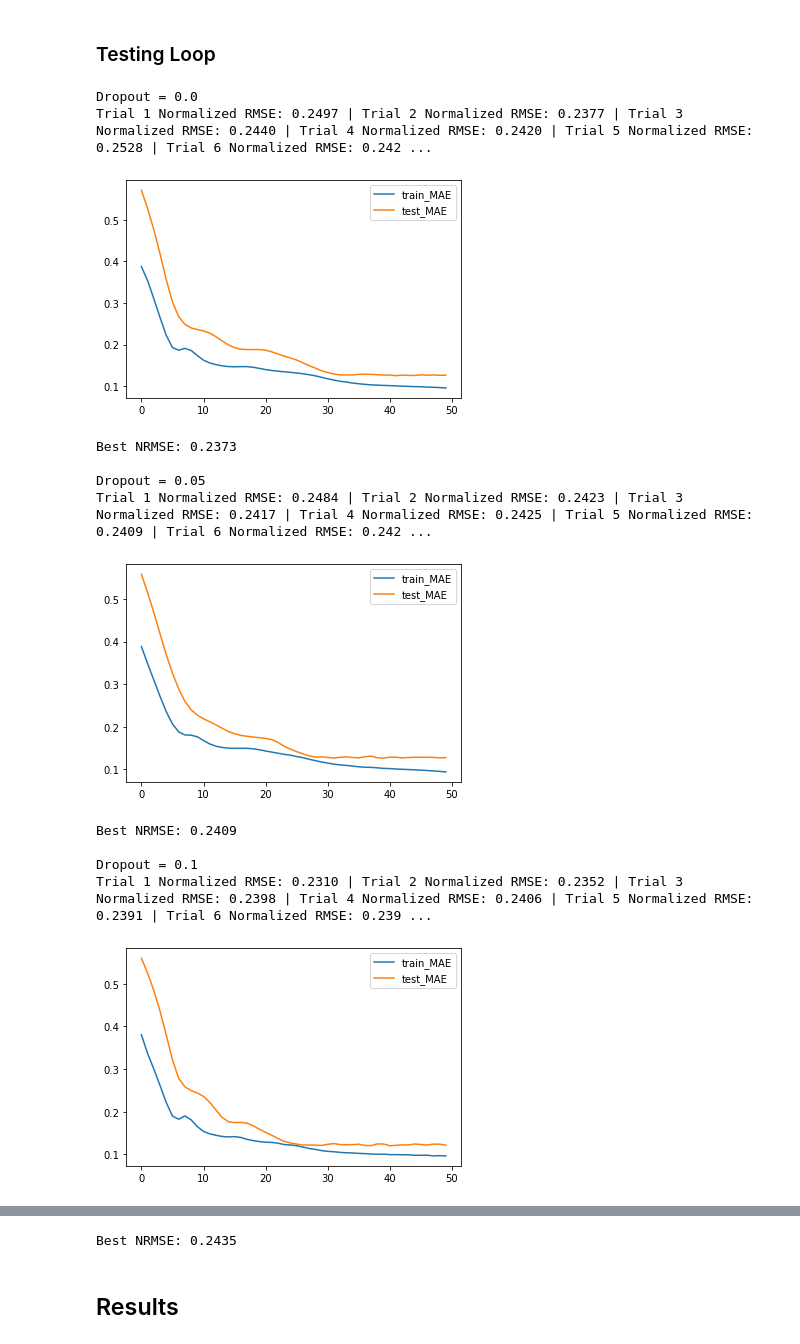
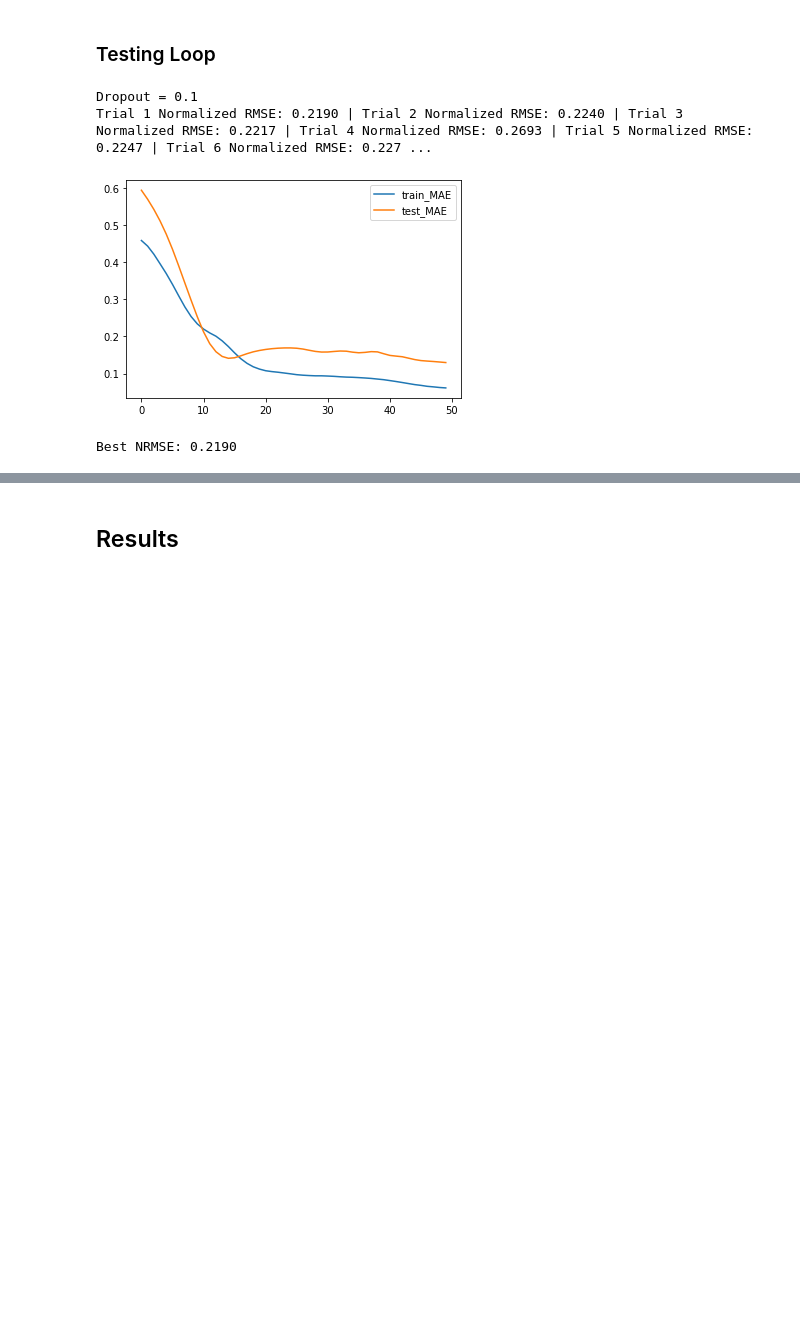
Before and after one commit to TLChilton/Senior_Capstone, a Jupyter notebook: Thomas/LSTMTestBed.ipynb, the cells around one changed output, grey strips where cells are left out. Saved outputs shown, nothing was run; the diff lists cells and outputs as text; code cells hidden in the pictures; blank space fills up the shorter version.

```diff
--- a/Thomas/LSTMTestBed.ipynb
+++ b/Thomas/LSTMTestBed.ipynb
@@ -133,7 +133,7 @@ values = values.astype('float32')
 scaler = MinMaxScaler(feature_range=(0,1))
 scaled = scaler.fit_transform(values)
 # %%
-n_in = 100                # look back
+n_in = 200                # look back
 n_out =  365             # look forward
 n_predict = 1          # n_predict = number of data points you want to predict / n_out
 percent_train = 0.70    # percent as decimal
@@ -209,9 +209,9 @@ n_trials = 8
 n_epochs = 50
 batch_size = 100
 n_neurons = 40
-dropout = 0.05                                      # default is 0.0
+dropout = 0.1                                      # default is 0.0
 learning_rate = 0.001                               # default is 0.001
-testingArray = [0.0, 0.05, 0.1, 0.3, 0.5, 0.7]
+testingArray = [0.1]
 verbose = 0                                         # 0, 1, or 2
 thingTested = "Dropout"                       # just for output purposes
 
@@ -237,43 +237,34 @@ for testingThing in testingArray:
             dropout=testingThing,
             lr=learning_rate,
             v=verbose
         )
         # Make Prediction
         yhat = model.predict(predict_X)
         inv_yhat = scaler.inverse_transform(yhat.reshape(-1,1)).reshape(n_out*n_predict)
         # calculate RMSE and NRMSE
         rmse = sqrt(mean_squared_error(inv_y, inv_yhat))
         normalized_rmse = rmse/(mean(inv_y))
         print('Normalized RMSE: %.4f | ' % normalized_rmse, end="")
         # Store the model with the best NRMSE
         if testingThing not in results["best_nrmse"] or normalized_rmse < results["best_nrmse"][testingThing]:
             results["best_nrmse"][testingThing] = normalized_rmse
             results["best_history"][testingThing] = history
             results["best_invyhat"][testingThing] = inv_yhat
             results["best_model"][testingThing] = model
             if "overall_best" not in results["best_nrmse"] or normalized_rmse < results["best_nrmse"]["overall_best"]:
                 results["best_nrmse"]["overall_best"] = normalized_rmse
                 results["best_history"]["overall_best"] = history
                 results["best_invyhat"]["overall_best"] = inv_yhat
                 results["best_model"]["overall_best"] = model
     print()
     pyplot.figure()
     pyplot.plot(results["best_history"][testingThing].history['loss'], label='train_MAE')
     pyplot.plot(results["best_history"][testingThing].history['val_loss'], label='test_MAE')
     pyplot.legend()
     pyplot.show()
     print("Best NRMSE: %.4f\n" %(results["best_nrmse"][testingThing]))
 # %% [output]
-Dropout = 0.0
-Trial 1 Normalized RMSE: 0.2497 | Trial 2 Normalized RMSE: 0.2377 | Trial 3 Normalized RMSE: 0.2440 | Trial 4 Normalized RMSE: 0.2420 | Trial 5 Normalized RMSE: 0.2528 | Trial 6 Normalized RMSE: 0.242 ...
+Dropout = 0.1
+Trial 1 Normalized RMSE: 0.2190 | Trial 2 Normalized RMSE: 0.2240 | Trial 3 Normalized RMSE: 0.2217 | Trial 4 Normalized RMSE: 0.2693 | Trial 5 Normalized RMSE: 0.2247 | Trial 6 Normalized RMSE: 0.227 ...
-[figure, old version]
+[figure, new version]
-Best NRMSE: 0.2373
-
-Dropout = 0.05
-Trial 1 Normalized RMSE: 0.2484 | Trial 2 Normalized RMSE: 0.2423 | Trial 3 Normalized RMSE: 0.2417 | Trial 4 Normalized RMSE: 0.2425 | Trial 5 Normalized RMSE: 0.2409 | Trial 6 Normalized RMSE: 0.242 ...
+Best NRMSE: 0.2190
-[figure, removed]
-Best NRMSE: 0.2409
-
-Dropout = 0.1
-Trial 1 Normalized RMSE: 0.2310 | Trial 2 Normalized RMSE: 0.2352 | Trial 3 Normalized RMSE: 0.2398 | Trial 4 Normalized RMSE: 0.2406 | Trial 5 Normalized RMSE: 0.2391 | Trial 6 Normalized RMSE: 0.239 ...
-[figure, removed]
@@ -295,4 +271,3 @@ Trial 1 Normalized RMSE: 0.2471 | Trial 2 Normalized RMSE: 0.2464 | Trial 3 Norm
-Best NRMSE: 0.2435
 # %% [markdown]
 ## Results
 # %%
```
Also changed, not shown: parts of 6 cells of this notebook.
